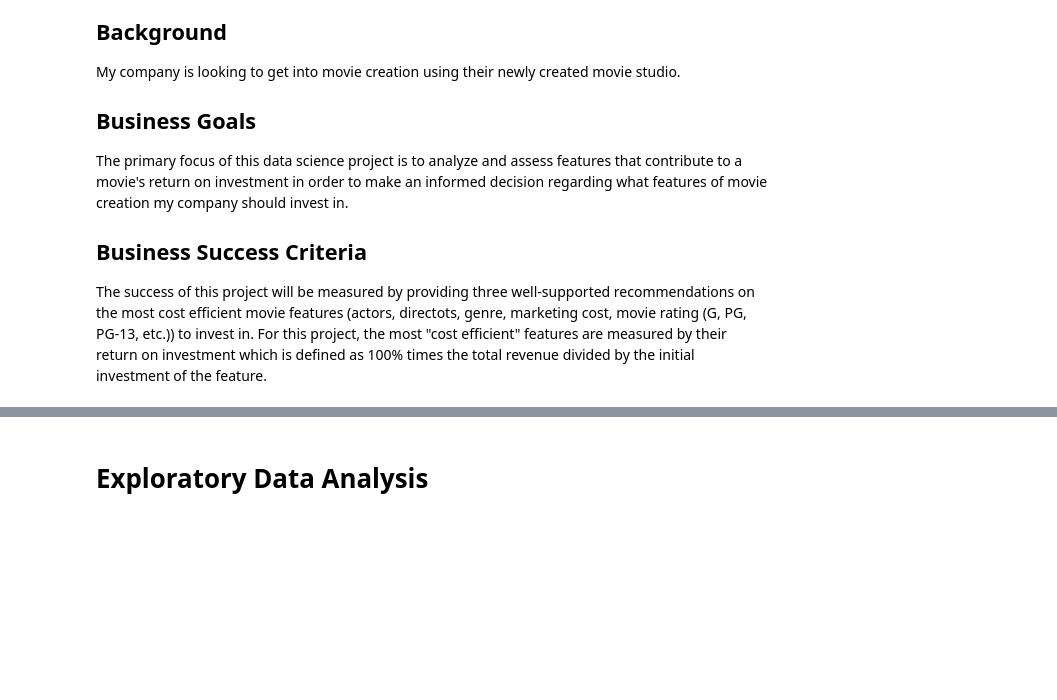
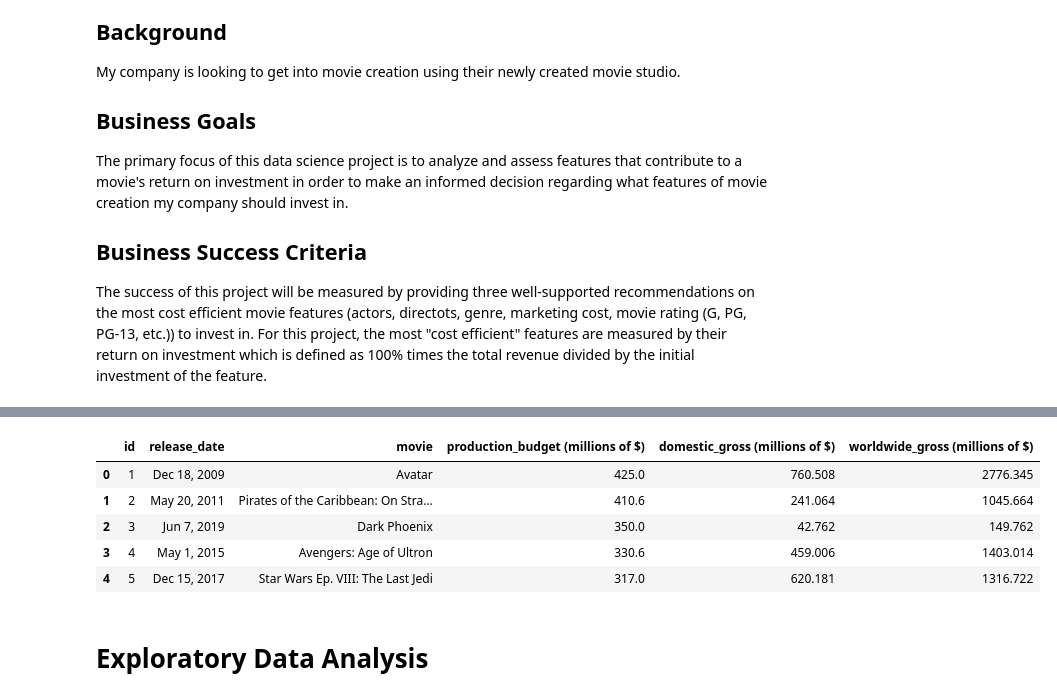
Before and after one commit to ckucewicz/movie_analysis_project, a Jupyter notebook: Notebook.ipynb, the cells around one changed output, grey strips where cells are left out. Drawn from its saved outputs; the diff is of its cells as text; code cells hidden in the pictures; blank space fills up the shorter version.

```diff
--- a/Notebook.ipynb
+++ b/Notebook.ipynb
@@ -16,3 +74,36 @@ The success of this project will be measured by providing three well-supported r
+# %%
+# formatting budget columns by removing the $
+
+for col in budget_cols:
+     budgets[col] = budgets[col].str.replace('$', '')
+
+
+# formatting budget columns by removing commas
+
+for col in budget_cols:
+     budgets[col] = budgets[col].str.replace(',', '')
+# %%
+# changing dtype of budget and gross columns to int
+
+for col in budget_cols:
+     budgets[col] = budgets[col].astype(float)
+# %%
+#converting dollar amounts to amounts that are easier to read
+
+for col in budget_cols:
+    budgets[col] = round(budgets[col]/1000000, 3)
+# %%
+# renaming columns to include dollar sign
+budgets.rename(columns={'production_budget': 'production_budget (millions of $)', 'domestic_gross': 'domestic_gross (millions of $)', 'worldwide_gross' : 'worldwide_gross (millions of $)'}, inplace=True)
+# %%
+budgets.head()
+# %% [output]
+|  | id | release_date | movie | production_budget (millions of $) | domestic_gross (millions of $) | worldwide_gross (millions of $) |
+| 0 | 1 | Dec 18, 2009 | Avatar | 425.0 | 760.508 | 2776.345 |
+| 1 | 2 | May 20, 2011 | Pirates of the Caribbean: On Stra... | 410.6 | 241.064 | 1045.664 |
+| 2 | 3 | Jun 7, 2019 | Dark Phoenix | 350.0 | 42.762 | 149.762 |
+| 3 | 4 | May 1, 2015 | Avengers: Age of Ultron | 330.6 | 459.006 | 1403.014 |
+| 4 | 5 | Dec 15, 2017 | Star Wars Ep. VIII: The Last Jedi | 317.0 | 620.181 | 1316.722 |
 # %% [markdown]
 # Exploratory Data Analysis
 # %% [markdown]
```
Also changed, not shown: parts of 8 cells of this notebook, 1 other file.
